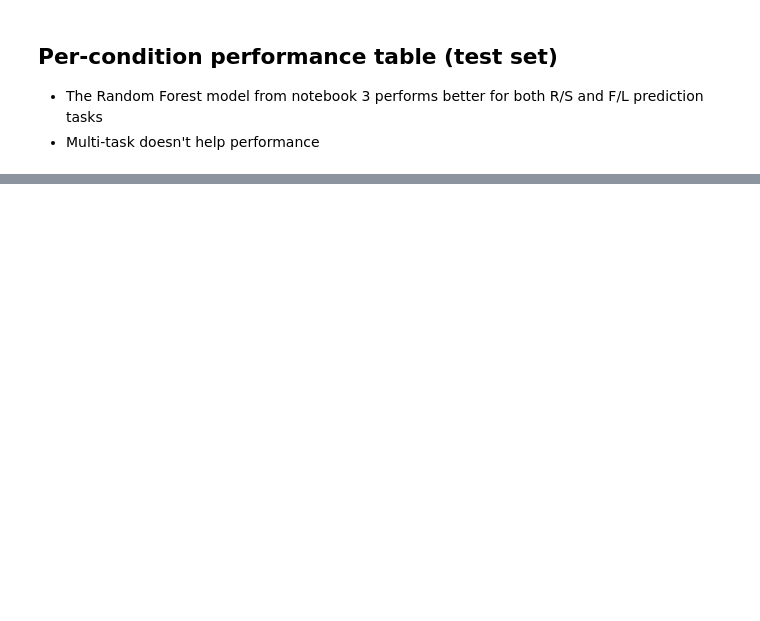
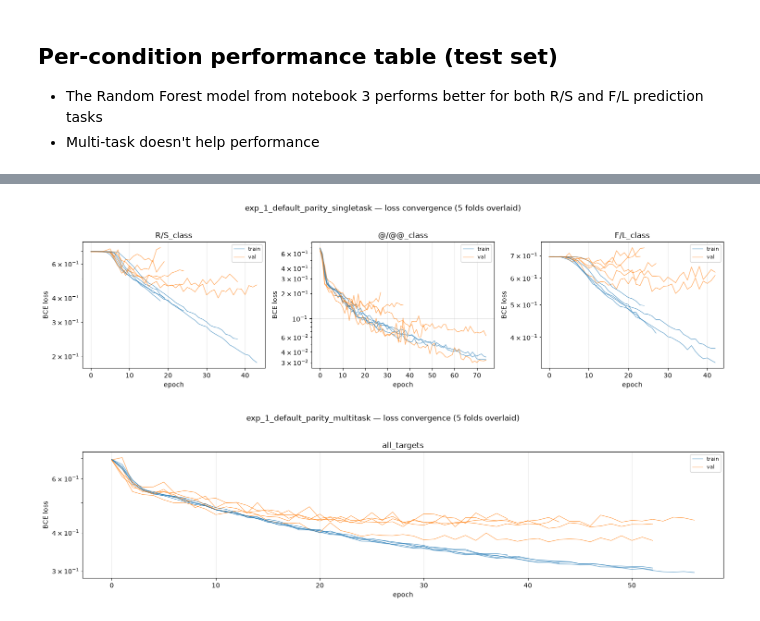
Before and after one commit to kspieks/stereoisomer_prediction, a Jupyter notebook: cmrt/4_chemprop_exp_1.ipynb, the cells around one changed output, grey strips where cells are left out. Cells and saved outputs as stored; diff of their text form; code cells hidden in the pictures; blank space fills up the shorter version.

```diff
--- a/cmrt/4_chemprop_exp_1.ipynb
+++ b/cmrt/4_chemprop_exp_1.ipynb
@@ -766,7 +1045,11 @@ Multitask vs singletask AUROC (test set):
 - The Random Forest model from notebook 3 performs better for both R/S and F/L prediction tasks
 - Multi-task doesn't help performance
 # %%
-print(f"{'Target':<15} {'Condition':<40} {'AUROC':>7} {'MCC':>7} {'Acc':>7}")
+# MCC/Acc are reported at BOTH cutoffs. The plain columns use 0.5, matching
+# RandomForestClassifier.predict() in notebook 3, so they are comparable across model
+# families. The *_tuned columns use the validation-fitted threshold.
+print('Test set, mean over 5 folds.  AUROC: threshold-free.  MCC/Acc shown at 0.5 and tuned.')
+print(f"{'Target':<15} {'Condition':<40} {'AUROC':>7} {'MCC':>7} {'MCCtun':>7} {'Acc':>7}")
 print('-' * 80)
 for target in target_order:
     for cond in condition_order:
@@ -779,7 +1062,8 @@ for target in target_order:
             continue
         auroc = s['AUROC'].mean()
         mcc   = s['MCC'].mean()
+        mcc_t = s['MCC_tuned'].mean()
         acc   = s['Accuracy'].mean()
-        print(f'{target:<15} {cond:<40} {auroc:>7.4f} {mcc:>7.4f} {acc:>7.4f}')
+        print(f'{target:<15} {cond:<40} {auroc:>7.4f} {mcc:>7.4f} {mcc_t:>7.4f} {acc:>7.4f}')
     print()
 # %% [output]
@@ -839,0 +1205,37 @@ Saved 90 total rows to 4_chemprop_exp_1_results.csv
+# %%
+import matplotlib.pyplot as plt
+
+def plot_loss_curves(curves_df, condition, figsize=(15, 4)):
+    """Train vs. validation BCE per epoch, one panel per target, folds overlaid."""
+    sub = curves_df[curves_df['featurization'] == condition]
+    targets = sub['target'].unique()
+    fig, axes = plt.subplots(1, len(targets), figsize=figsize, squeeze=False)
+
+    for ax, target in zip(axes[0], targets):
+        t = sub[sub['target'] == target]
+        for fold, g in t.groupby('fold'):
+            g = g.sort_values('epoch')
+            ax.plot(g['epoch'], g['train_loss_epoch'], alpha=.6, lw=1,
+                    color='tab:blue', label='train' if fold == 0 else None)
+            ax.plot(g['epoch'], g['val_loss'], alpha=.6, lw=1,
+                    color='tab:orange', label='val' if fold == 0 else None)
+        ax.set_title(f'{target}')
+        ax.set_xlabel('epoch')
+        ax.set_ylabel('BCE loss')
+        ax.set_yscale('log')
+        ax.legend(fontsize=8)
+        ax.grid(alpha=.3)
+
+    n_folds = sub['fold'].nunique()
+    fig.suptitle(f'{condition} — loss convergence ({n_folds} '
+                 f"fold{'s' if n_folds != 1 else ''} overlaid)", y=1.03)
+    fig.tight_layout()
+    return fig
+
+
+for cond in curves_df['featurization'].unique():
+    plot_loss_curves(curves_df, cond)
+    plt.show()
+# %% [output]
+[figure, added]
+[figure, added]
```
Also changed, not shown: parts of 21 cells of this notebook, 3 other files.
